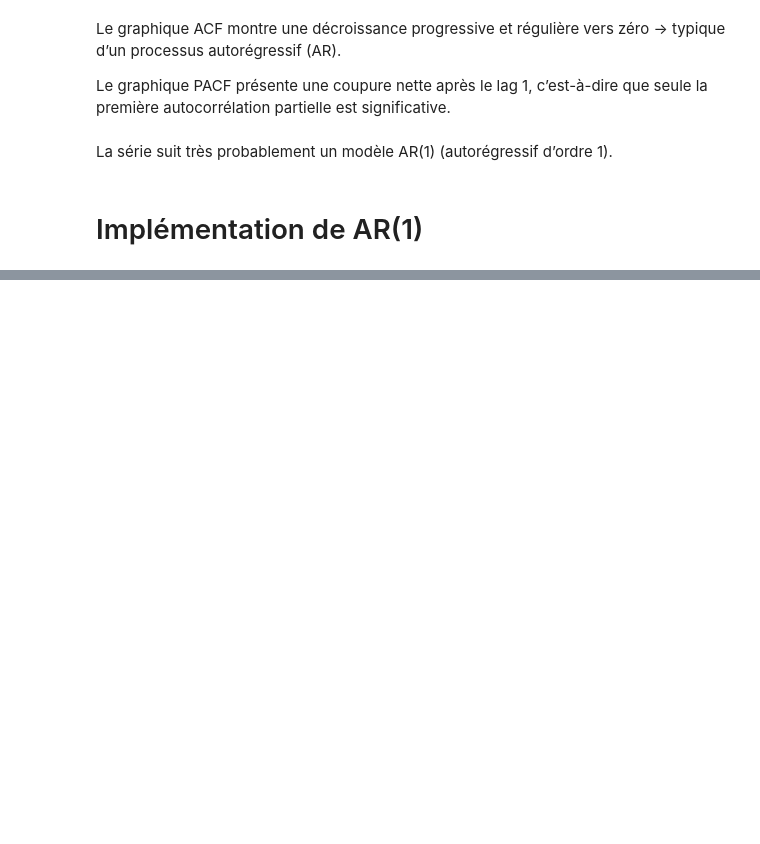
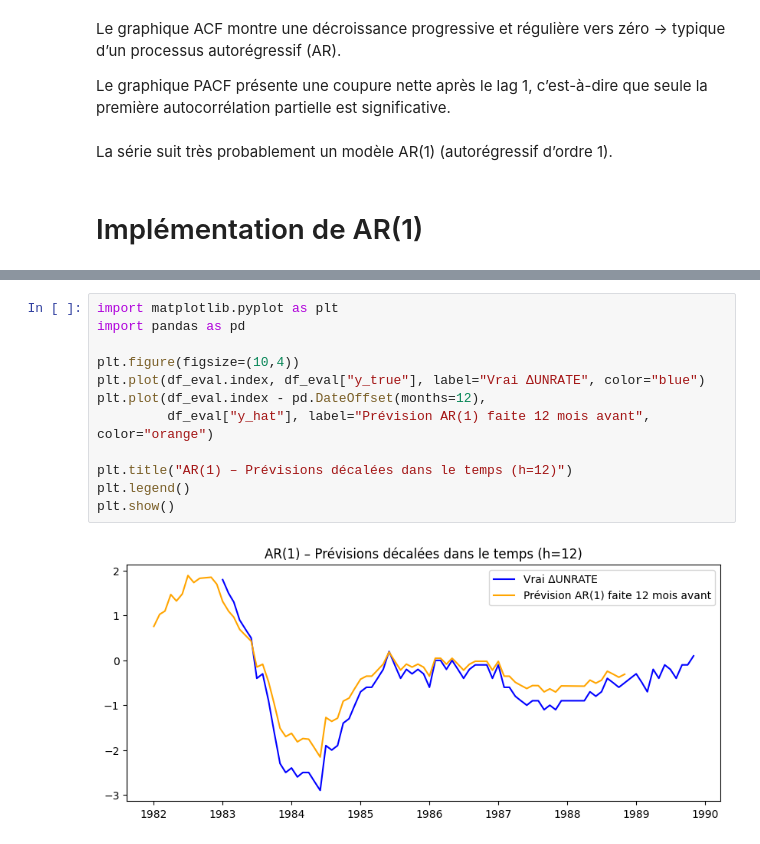
Before and after one commit to MitaDataAI/Forecast-and-explain-the-Unemployment-of-USA, a Jupyter notebook: 2_1_AR.ipynb, the cells around one changed output, grey strips where cells are left out. Saved outputs shown, nothing was run; the diff lists cells and outputs as text; blank space fills up the shorter version.

```diff
--- a/2_1_AR.ipynb
+++ b/2_1_AR.ipynb
@@ -505,0 +213,14 @@ AR.1            1.0395           +0.0000j            1.0395            0.0000
+# %%
+import matplotlib.pyplot as plt
+import pandas as pd
+
+plt.figure(figsize=(10,4))
+plt.plot(df_eval.index, df_eval["y_true"], label="Vrai ΔUNRATE", color="blue")
+plt.plot(df_eval.index - pd.DateOffset(months=12),
+         df_eval["y_hat"], label="Prévision AR(1) faite 12 mois avant", color="orange")
+
+plt.title("AR(1) – Prévisions décalées dans le temps (h=12)")
+plt.legend()
+plt.show()
+# %% [output]
+[figure, added]
```
Also changed, not shown: parts of 24 cells of this notebook, 19 other files.
